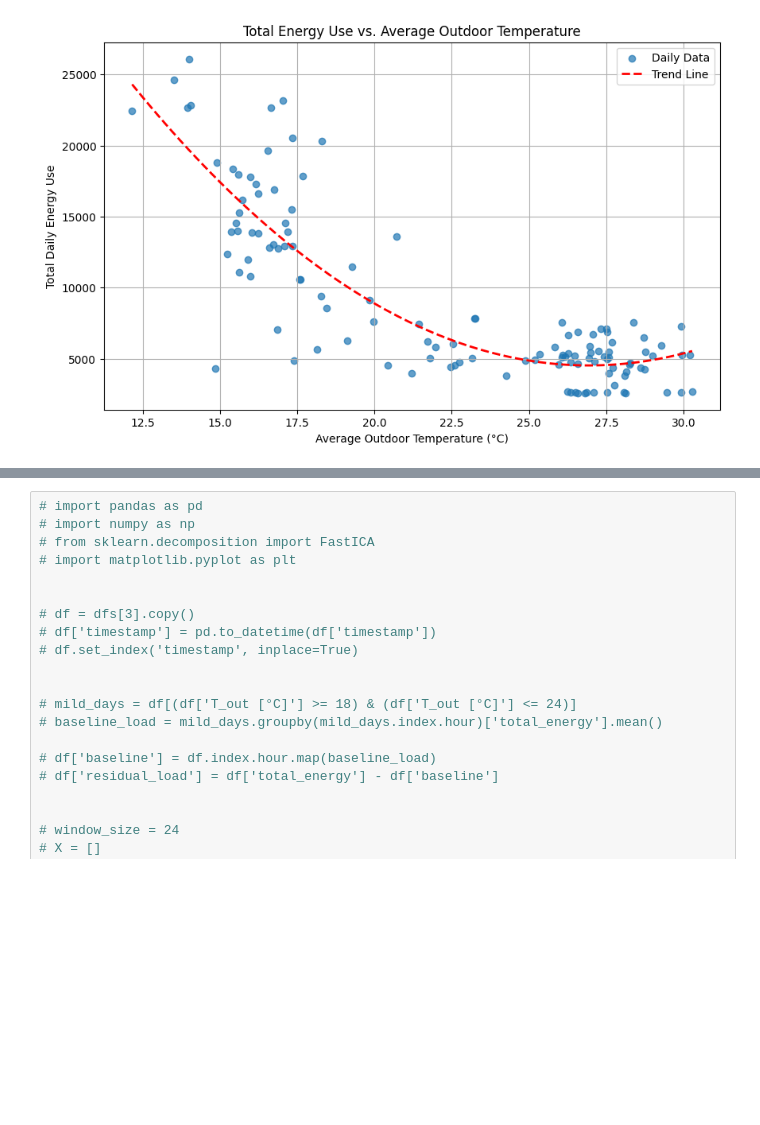
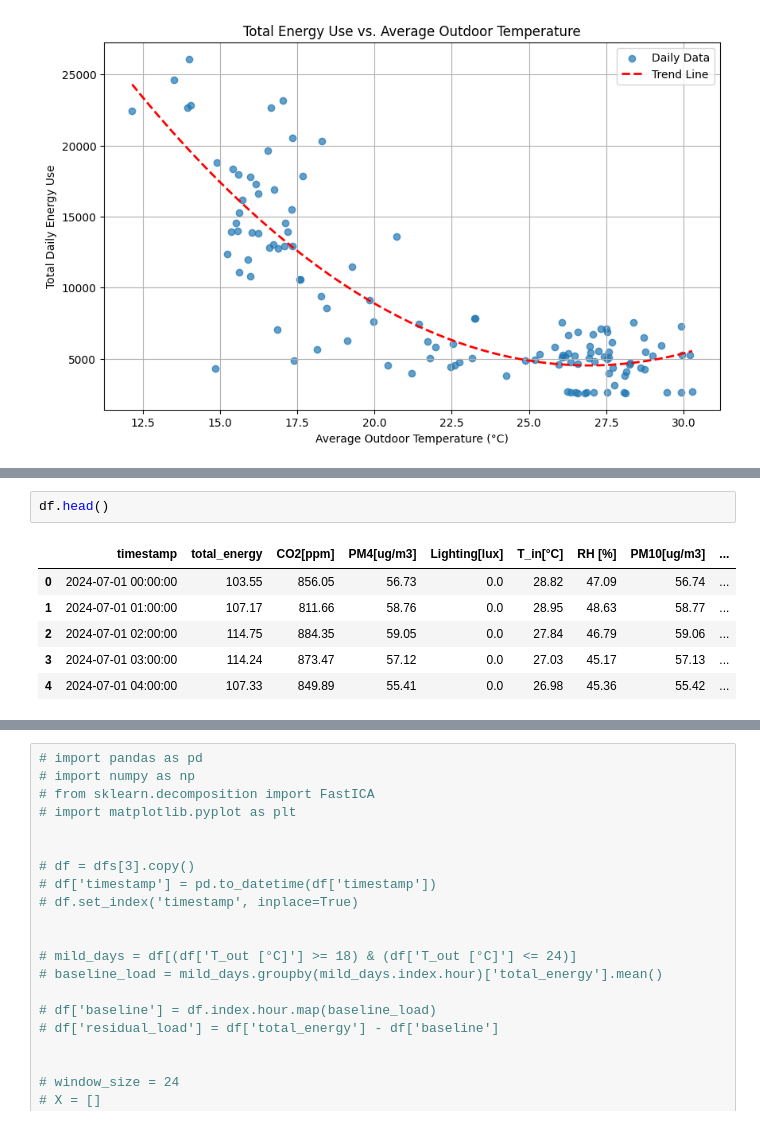
Before and after one commit to Kperis/Thesis_NILM, a Jupyter notebook: create_comfort_metric.ipynb, the cells around one changed output, grey strips where cells are left out. Saved outputs shown, nothing was run; the diff lists cells and outputs as text; blank space fills up the shorter version.

```diff
--- a/create_comfort_metric.ipynb
+++ b/create_comfort_metric.ipynb
@@ -381,3 +400,12 @@ Epoch [60/80], Loss: 0.0628
+# %%
+df.head()
+# %% [output]
+|  | timestamp | total_energy | CO2[ppm] | PM4[ug/m3] | Lighting[lux] | T_in[°C] | RH [%] | PM10[ug/m3] | ... |
+| 0 | 2024-07-01 00:00:00 | 103.55 | 856.05 | 56.73 | 0.0 | 28.82 | 47.09 | 56.74 | ... |
+| 1 | 2024-07-01 01:00:00 | 107.17 | 811.66 | 58.76 | 0.0 | 28.95 | 48.63 | 58.77 | ... |
+| 2 | 2024-07-01 02:00:00 | 114.75 | 884.35 | 59.05 | 0.0 | 27.84 | 46.79 | 59.06 | ... |
+| 3 | 2024-07-01 03:00:00 | 114.24 | 873.47 | 57.12 | 0.0 | 27.03 | 45.17 | 57.13 | ... |
+| 4 | 2024-07-01 04:00:00 | 107.33 | 849.89 | 55.41 | 0.0 | 26.98 | 45.36 | 55.42 | ... |
 # %%
 from sklearn.metrics import mean_absolute_error, mean_squared_error
 
```
Also changed, not shown: parts of 6 cells of this notebook, 1 other file.
